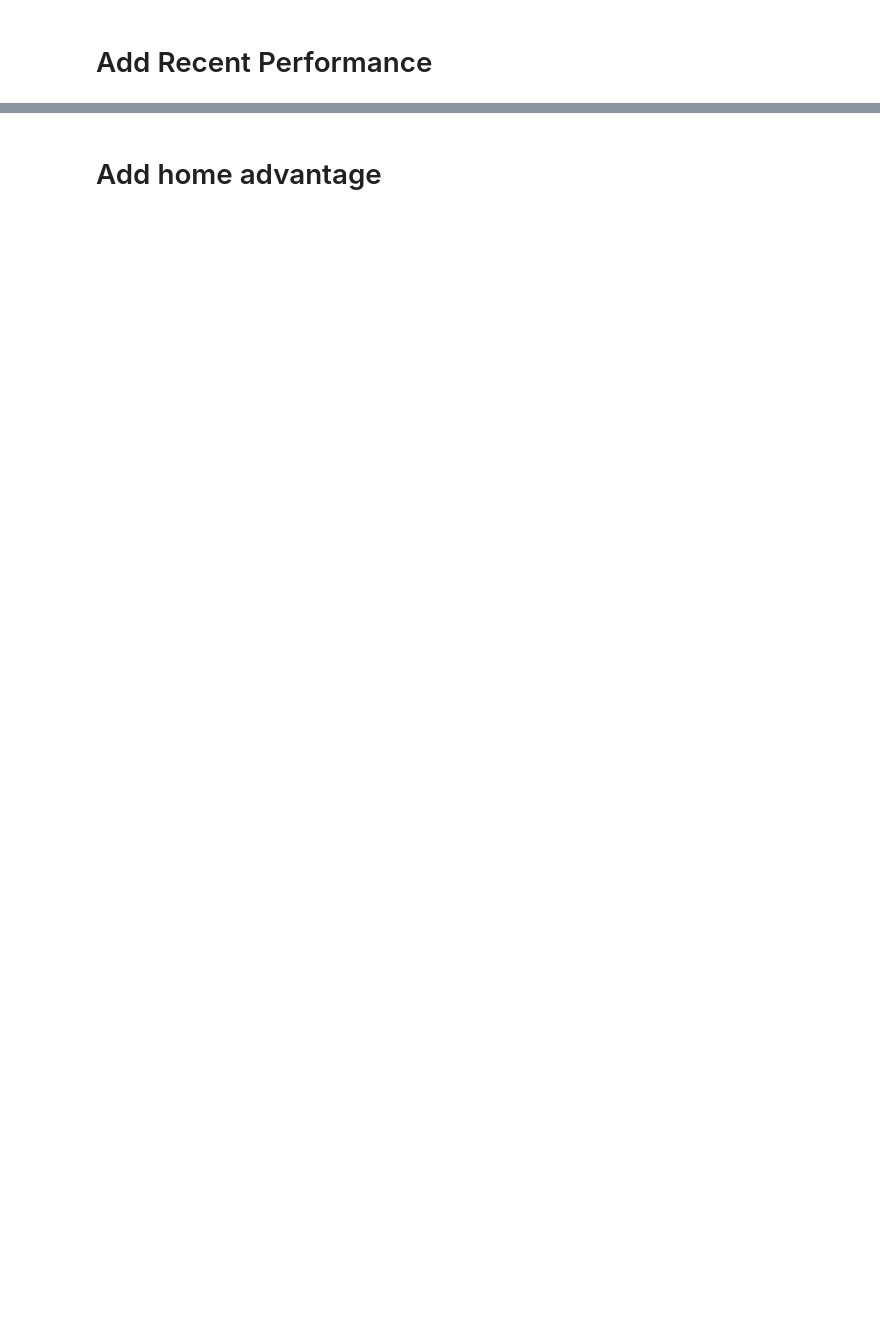
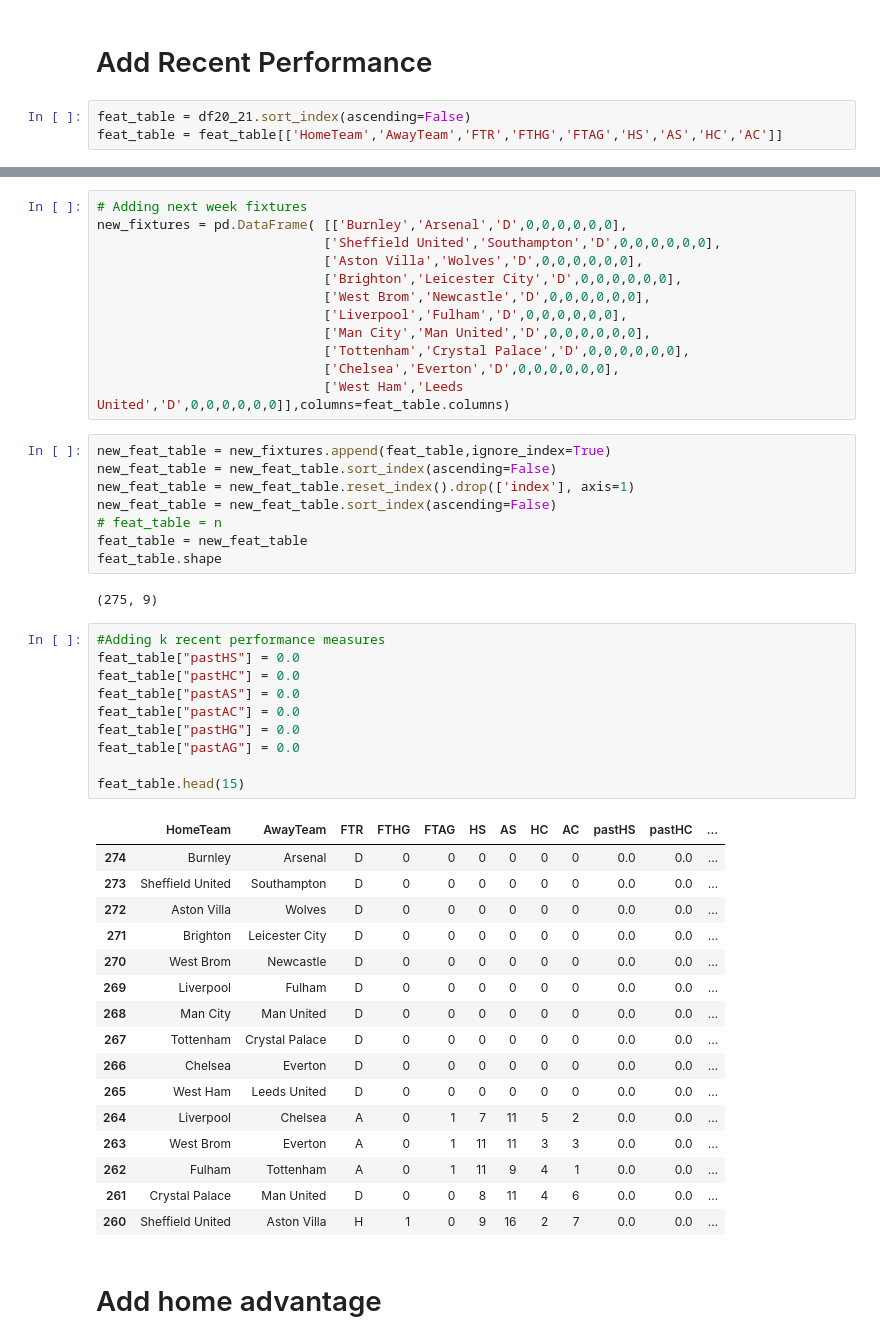
Before and after one commit to ShaneMcGinley/Football_Prediction, a Jupyter notebook: Predicting.ipynb, the cells around one changed output, grey strips where cells are left out. Saved outputs shown, nothing was run; the diff lists cells and outputs as text; blank space fills up the shorter version.

Commit message:
Testing Different Classifiers & Worked on adding Recent Performances

```diff
--- a/Predicting.ipynb
+++ b/Predicting.ipynb
@@ -731,2 +790,5 @@ feature_table.head(30)
 # %% [markdown]
 # Add Recent Performance
+# %%
+feat_table = df20_21.sort_index(ascending=False)
+feat_table = feat_table[['HomeTeam','AwayTeam','FTR','FTHG','FTAG','HS','AS','HC','AC']]
@@ -733,2 +804,51 @@ feature_table.head(30)
+# %%
+# Adding next week fixtures
+new_fixtures = pd.DataFrame( [['Burnley','Arsenal','D',0,0,0,0,0,0],
+                             ['Sheffield United','Southampton','D',0,0,0,0,0,0],
+                             ['Aston Villa','Wolves','D',0,0,0,0,0,0],
+                             ['Brighton','Leicester City','D',0,0,0,0,0,0],
+                             ['West Brom','Newcastle','D',0,0,0,0,0,0],
+                             ['Liverpool','Fulham','D',0,0,0,0,0,0],
+                             ['Man City','Man United','D',0,0,0,0,0,0],
+                             ['Tottenham','Crystal Palace','D',0,0,0,0,0,0],
+                             ['Chelsea','Everton','D',0,0,0,0,0,0],
+                             ['West Ham','Leeds United','D',0,0,0,0,0,0]],columns=feat_table.columns)
+# %%
+new_feat_table = new_fixtures.append(feat_table,ignore_index=True)
+new_feat_table = new_feat_table.sort_index(ascending=False)
+new_feat_table = new_feat_table.reset_index().drop(['index'], axis=1)
+new_feat_table = new_feat_table.sort_index(ascending=False)
+# feat_table = n
+feat_table = new_feat_table
+feat_table.shape
+# %% [output]
+(275, 9)
+# %%
+#Adding k recent performance measures
+feat_table["pastHS"] = 0.0
+feat_table["pastHC"] = 0.0
+feat_table["pastAS"] = 0.0
+feat_table["pastAC"] = 0.0
+feat_table["pastHG"] = 0.0
+feat_table["pastAG"] = 0.0
+
+feat_table.head(15)
+# %% [output]
+|  | HomeTeam | AwayTeam | FTR | FTHG | FTAG | HS | AS | HC | AC | pastHS | pastHC | ... |
+| 274 | Burnley | Arsenal | D | 0 | 0 | 0 | 0 | 0 | 0 | 0.0 | 0.0 | ... |
+| 273 | Sheffield United | Southampton | D | 0 | 0 | 0 | 0 | 0 | 0 | 0.0 | 0.0 | ... |
+| 272 | Aston Villa | Wolves | D | 0 | 0 | 0 | 0 | 0 | 0 | 0.0 | 0.0 | ... |
+| 271 | Brighton | Leicester City | D | 0 | 0 | 0 | 0 | 0 | 0 | 0.0 | 0.0 | ... |
+| 270 | West Brom | Newcastle | D | 0 | 0 | 0 | 0 | 0 | 0 | 0.0 | 0.0 | ... |
+| 269 | Liverpool | Fulham | D | 0 | 0 | 0 | 0 | 0 | 0 | 0.0 | 0.0 | ... |
+| 268 | Man City | Man United | D | 0 | 0 | 0 | 0 | 0 | 0 | 0.0 | 0.0 | ... |
+| 267 | Tottenham | Crystal Palace | D | 0 | 0 | 0 | 0 | 0 | 0 | 0.0 | 0.0 | ... |
+| 266 | Chelsea | Everton | D | 0 | 0 | 0 | 0 | 0 | 0 | 0.0 | 0.0 | ... |
+| 265 | West Ham | Leeds United | D | 0 | 0 | 0 | 0 | 0 | 0 | 0.0 | 0.0 | ... |
+| 264 | Liverpool | Chelsea | A | 0 | 1 | 7 | 11 | 5 | 2 | 0.0 | 0.0 | ... |
+| 263 | West Brom | Everton | A | 0 | 1 | 11 | 11 | 3 | 3 | 0.0 | 0.0 | ... |
+| 262 | Fulham | Tottenham | A | 0 | 1 | 11 | 9 | 4 | 1 | 0.0 | 0.0 | ... |
+| 261 | Crystal Palace | Man United | D | 0 | 0 | 8 | 11 | 4 | 6 | 0.0 | 0.0 | ... |
+| 260 | Sheffield United | Aston Villa | H | 1 | 0 | 9 | 16 | 2 | 7 | 0.0 | 0.0 | ... |
 # %% [markdown]
 # Add home advantage
```
Also changed, not shown: parts of 8 cells of this notebook.
